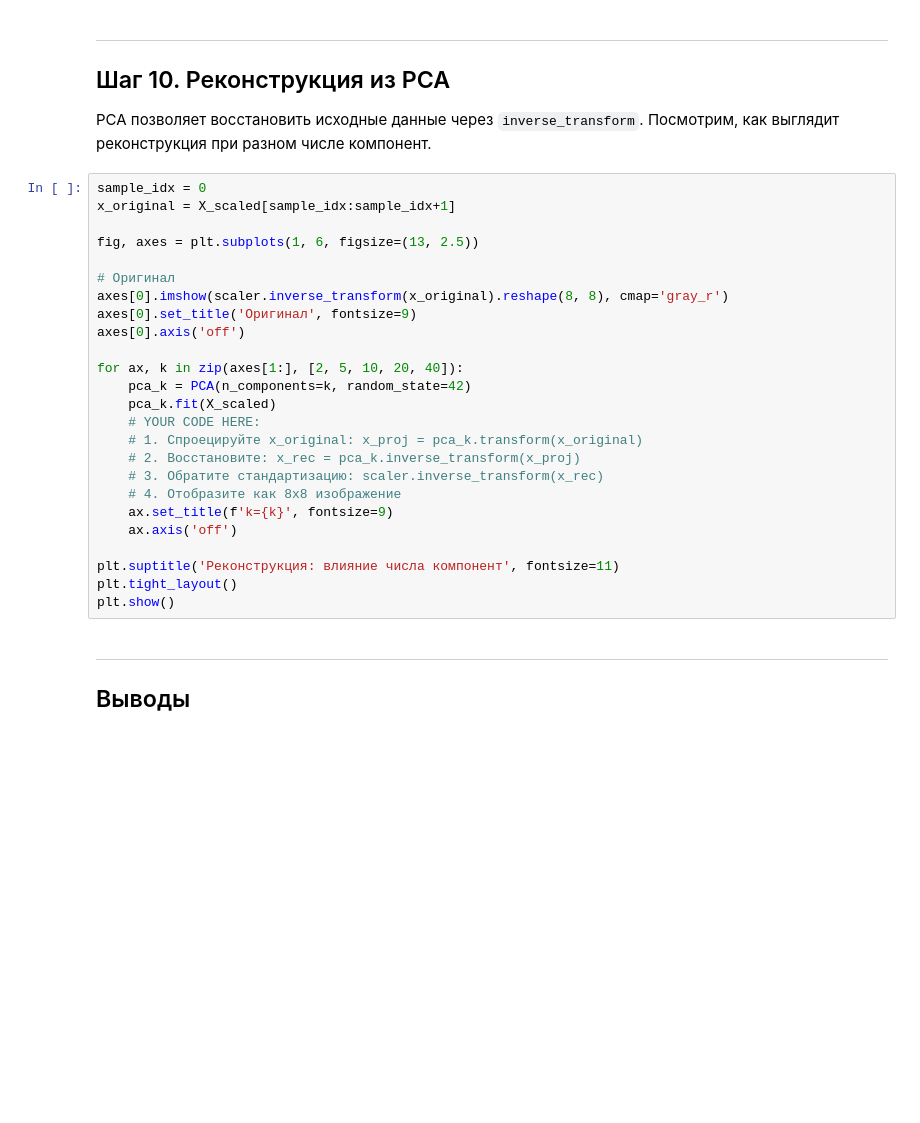
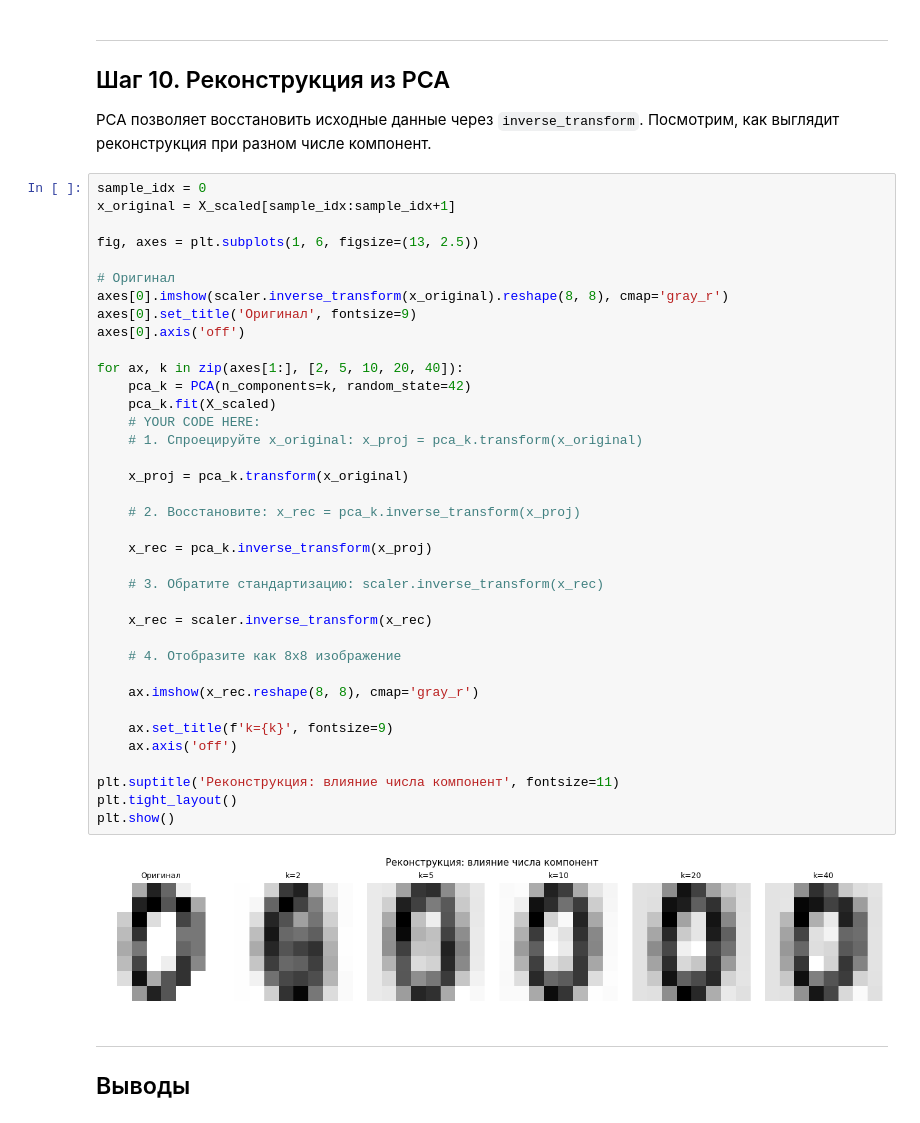
Before and after one commit to curseofuselessness/ml-course-homeworks, a Jupyter notebook: hw13_PCA/pca_practice_student.ipynb, the cells around one changed output. Drawn from its saved outputs; the diff is of its cells as text; blank space fills up the shorter version.

```diff
--- a/hw13_PCA/pca_practice_student.ipynb
+++ b/hw13_PCA/pca_practice_student.ipynb
@@ -335,28 +355,42 @@ PCA позволяет восстановить исходные данные ч
 # %%
 sample_idx = 0
 x_original = X_scaled[sample_idx:sample_idx+1]
 
 fig, axes = plt.subplots(1, 6, figsize=(13, 2.5))
 
 # Оригинал
 axes[0].imshow(scaler.inverse_transform(x_original).reshape(8, 8), cmap='gray_r')
 axes[0].set_title('Оригинал', fontsize=9)
 axes[0].axis('off')
 
 for ax, k in zip(axes[1:], [2, 5, 10, 20, 40]):
     pca_k = PCA(n_components=k, random_state=42)
     pca_k.fit(X_scaled)
     # YOUR CODE HERE:
     # 1. Спроецируйте x_original: x_proj = pca_k.transform(x_original)
+
+    x_proj = pca_k.transform(x_original)
+
     # 2. Восстановите: x_rec = pca_k.inverse_transform(x_proj)
+
+    x_rec = pca_k.inverse_transform(x_proj)
+
     # 3. Обратите стандартизацию: scaler.inverse_transform(x_rec)
+
+    x_rec = scaler.inverse_transform(x_rec)
+
     # 4. Отобразите как 8x8 изображение
+
+    ax.imshow(x_rec.reshape(8, 8), cmap='gray_r')
+
     ax.set_title(f'k={k}', fontsize=9)
     ax.axis('off')
 
 plt.suptitle('Реконструкция: влияние числа компонент', fontsize=11)
 plt.tight_layout()
 plt.show()
+# %% [output]
+[figure, added]
 # %% [markdown]
 ---
 ## Выводы
```
Also changed, not shown: parts of 5 cells of this notebook, 1 other file.
